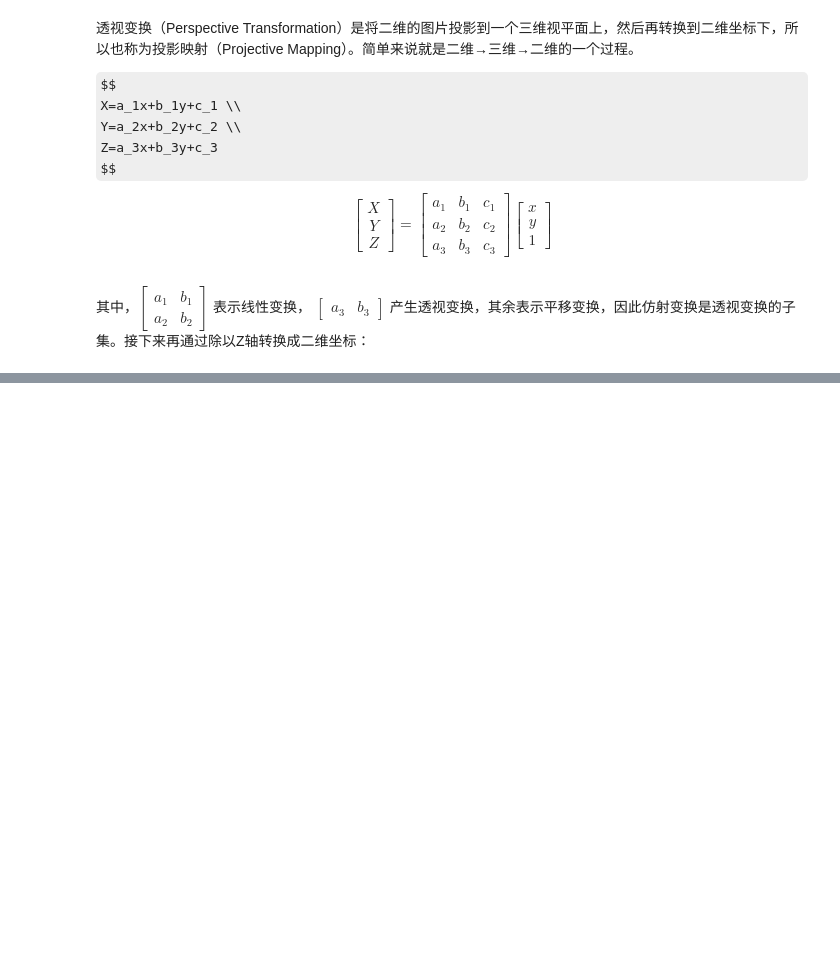
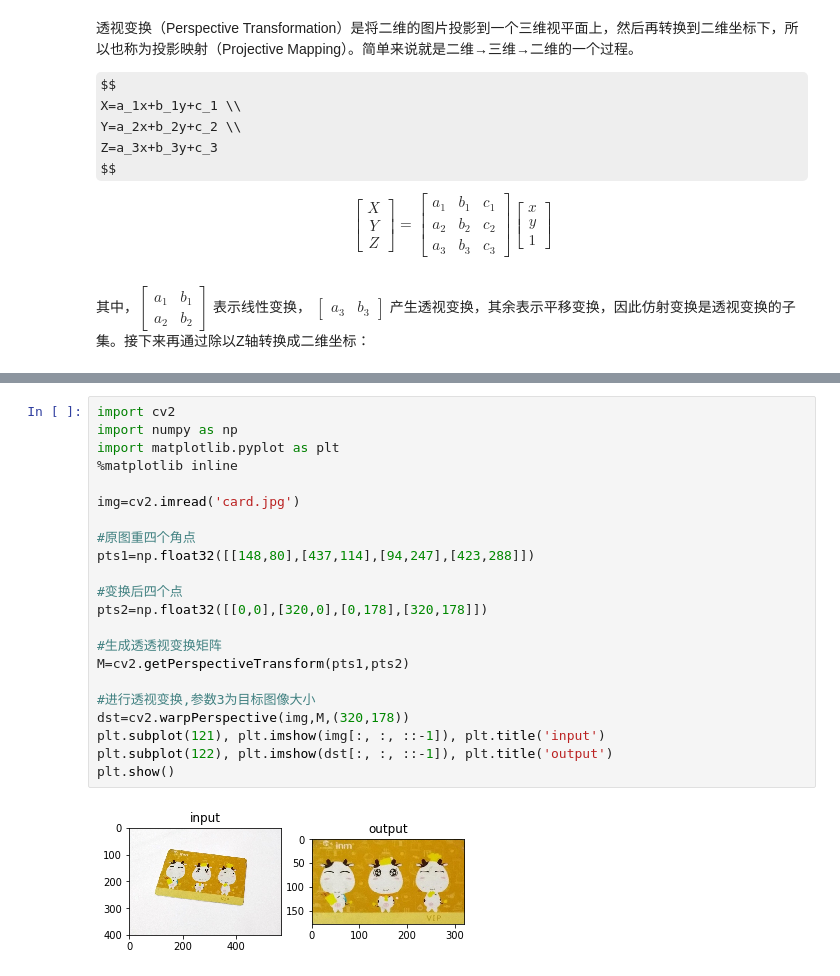
Before and after one commit to 2226171237/py-opencv, a Jupyter notebook: chapter08_仿射变换与透视变换.ipynb, the cells around one changed output, grey strips where cells are left out. Drawn from its saved outputs; the diff is of its cells as text; some formulas as TeX source; blank space fills up the shorter version.

```diff
--- a/chapter08_仿射变换与透视变换.ipynb
+++ b/chapter08_仿射变换与透视变换.ipynb
@@ -392,0 +415,24 @@ $
+# %%
+import cv2
+import numpy as np
+import matplotlib.pyplot as plt
+%matplotlib inline
+
+img=cv2.imread('card.jpg')
+
+#原图重四个角点
+pts1=np.float32([[148,80],[437,114],[94,247],[423,288]])
+
+#变换后四个点
+pts2=np.float32([[0,0],[320,0],[0,178],[320,178]])
+
+#生成透透视变换矩阵
+M=cv2.getPerspectiveTransform(pts1,pts2)
+
+#进行透视变换,参数3为目标图像大小
+dst=cv2.warpPerspective(img,M,(320,178))
+plt.subplot(121), plt.imshow(img[:, :, ::-1]), plt.title('input')
+plt.subplot(122), plt.imshow(dst[:, :, ::-1]), plt.title('output')
+plt.show()
+# %% [output]
+[figure, added]
```
Also changed, not shown: parts of 5 cells of this notebook.
